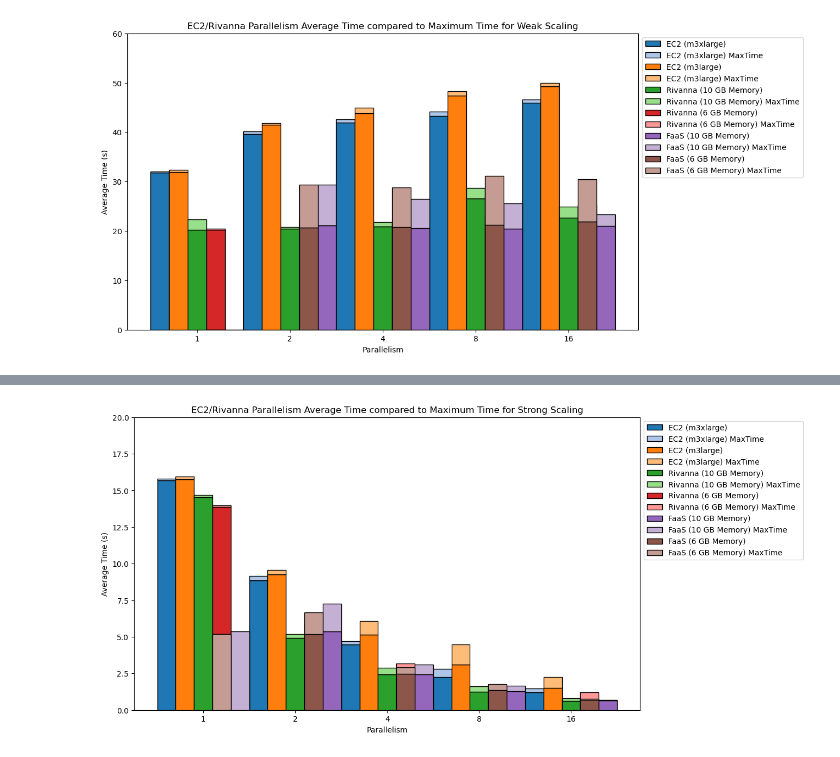
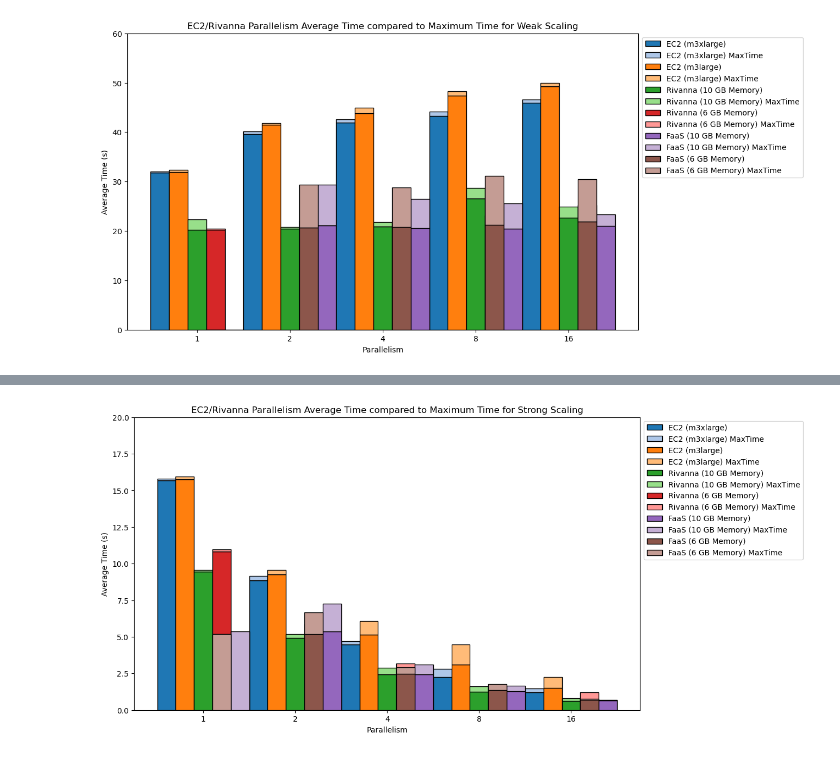
Before and after one commit to mstaylor/cylon, a Jupyter notebook: target/aws/scripts/notebooks/Join_Weak_Scaling_quals.ipynb, the cells around one changed output, grey strips where cells are left out. Cells and saved outputs as stored; diff of their text form; code cells hidden in the pictures.

```diff
--- a/target/aws/scripts/notebooks/Join_Weak_Scaling_quals.ipynb
+++ b/target/aws/scripts/notebooks/Join_Weak_Scaling_quals.ipynb
@@ -248,16 +248,16 @@ import numpy as np
 world_size = ['1', '2', '4', '8', '16']
 ec2_m3xlarge = [15.70240098, 8.870626986, 4.482245743, 2.259730674, 1.221921537]
 ec2_m3large = [15.74712437, 9.252302825, 5.153833002, 3.117997304, 1.520751711]
-rivanna_10 = [14.51742262, 4.909102499, 2.4498813, 1.250059165, 0.6260035746]
-rivanna_6 = [13.88448954, 5.535035193, 2.800700009, 1.211611904, 0.7271465138]
+rivanna_10 = [9.453109443, 4.909102499, 2.4498813, 1.250059165, 0.6260035746]
+rivanna_6 = [10.82090402, 5.535035193, 2.800700009, 1.211611904, 0.7271465138]
 lambda_10 = [5.368814588, 5.368814588, 2.440020621, 1.280620955, 0.6556467414]
 lambda_6 = [5.182266384, 5.182266384, 2.463554531, 1.352761179, 0.697574988]
 
 # Max times
 ec2_m3xlarge_maxtime = [15.80353147, 9.139918685, 4.703745127, 2.8117522, 1.46199882]
 ec2_m3large_maxtime = [15.92827284, 9.57028985, 6.080078125, 4.488986373, 2.26417625]
-rivanna_10_maxtime = [14.68316424, 5.202726126, 2.89727211, 1.620241344, 0.7914561033]
-rivanna_6_maxtime = [13.99045928, 5.882119179, 3.188248575, 1.511425972, 1.201866627]
+rivanna_10_maxtime = [9.555231988, 5.202726126, 2.89727211, 1.620241344, 0.7914561033]
+rivanna_6_maxtime = [10.95642626, 5.882119179, 3.188248575, 1.511425972, 1.201866627]
 lambda_10_maxtime = [0, 7.270818353, 3.091948867, 1.654246092, 0.684468329]
 lambda_6_maxtime = [0,6.662686467, 2.926540136, 1.763717949, 0.7636286616 ]
 
@@ -323 +321 @@ Intel MKL WARNING: Support of Intel(R) Streaming SIMD Extensions 4.2 (Intel(R) S
-[figure, old version]
+[figure, new version]
```
Also changed, not shown: parts of 3 cells of this notebook.
